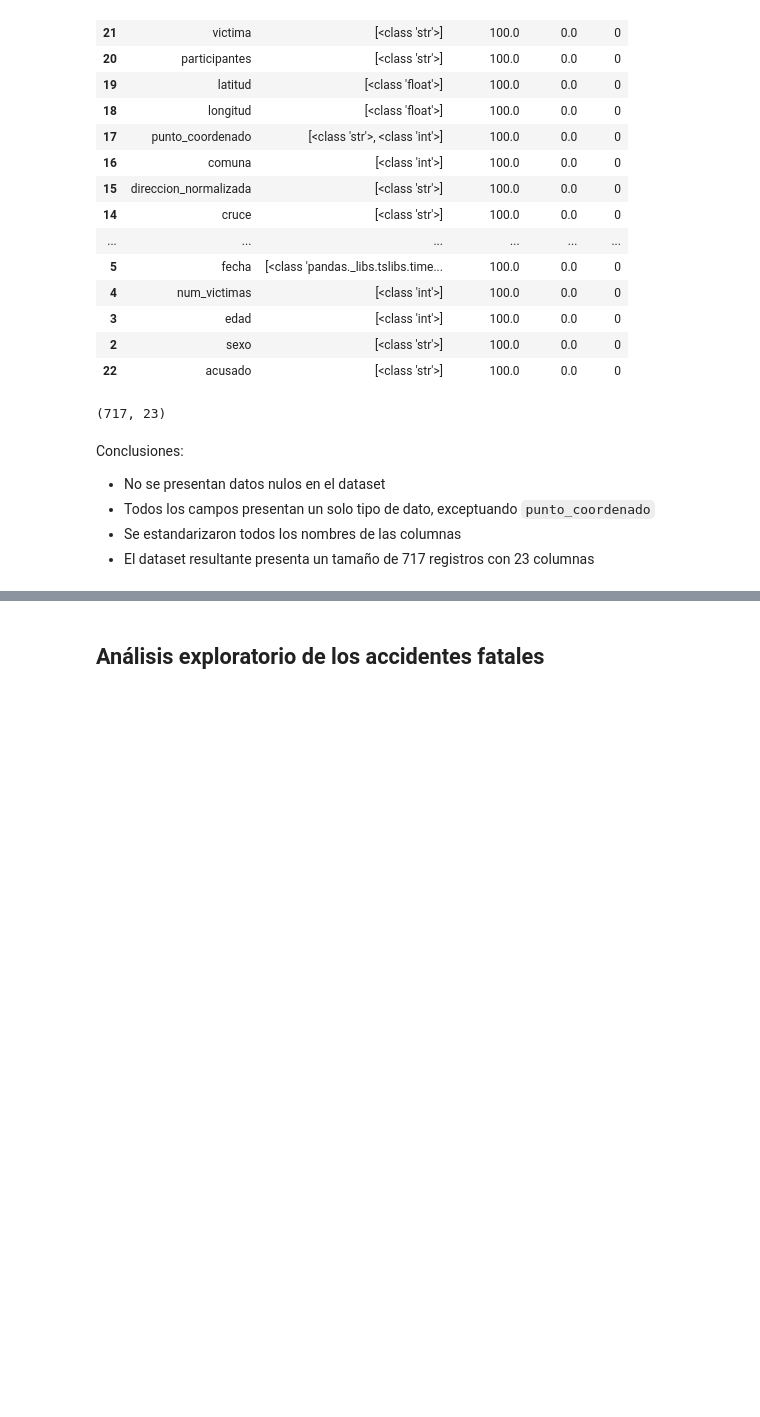
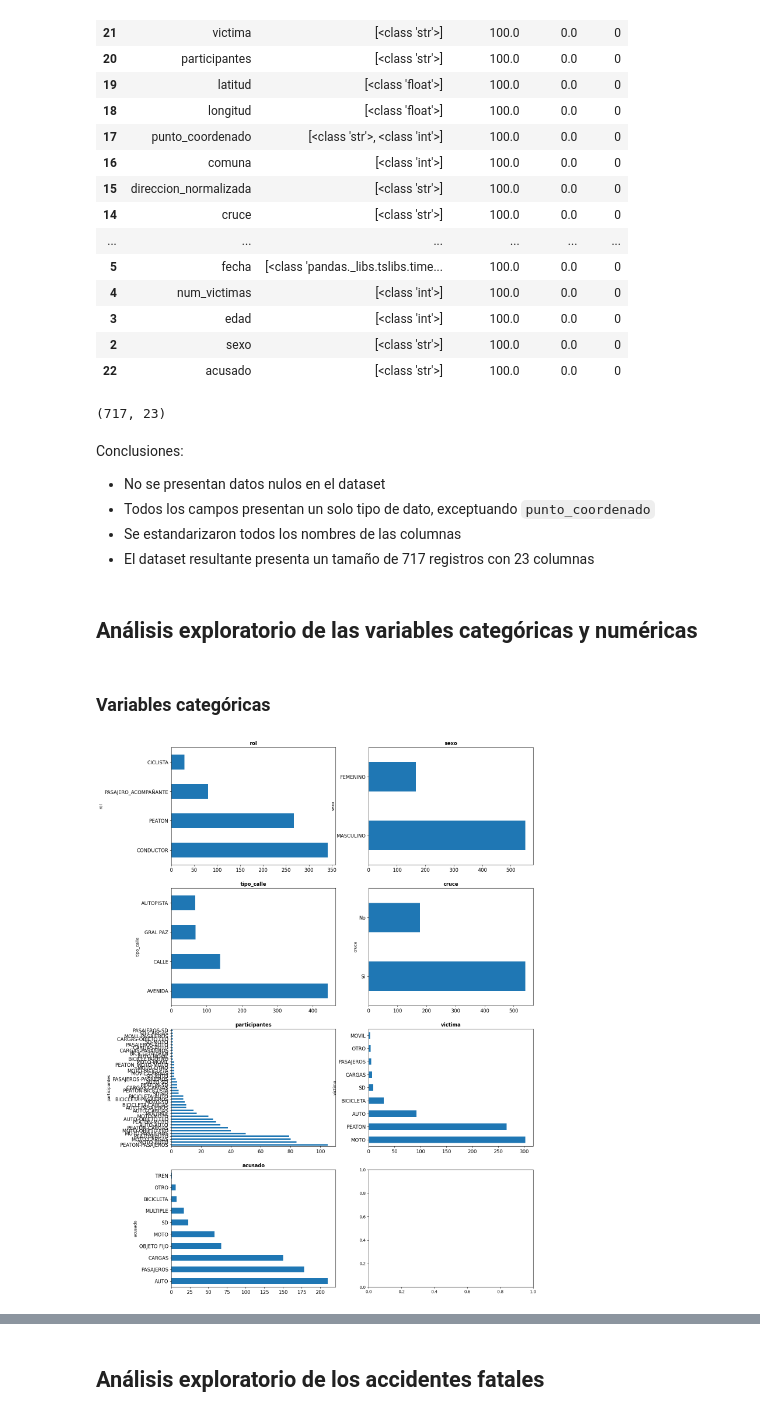
Before and after one commit to Ivan2125/Data-Analytics-Siniestros-Viales, a Jupyter notebook: 01-eda.ipynb, the cells around one changed output, grey strips where cells are left out. Drawn from its saved outputs; the diff is of its cells as text; code cells hidden in the pictures; blank space fills up the shorter version.

```diff
--- a/01-eda.ipynb
+++ b/01-eda.ipynb
@@ -743,3 +743,24 @@ Conclusiones:
 * Todos los campos presentan un solo tipo de dato, exceptuando `punto_coordenado`
 * Se estandarizaron todos los nombres de las columnas
 * El dataset resultante presenta un tamaño de 717 registros con 23 columnas
+# %% [markdown]
+## Análisis exploratorio de las variables categóricas y numéricas
+# %% [markdown]
+### Variables categóricas
+# %%
+utils.graficos_eda_categoricos(
+    homicidios.select_dtypes("O").drop(
+        [
+            "id",
+            "hora",
+            "franja_horaria",
+            "calle",
+            "direccion_normalizada",
+            "punto_coordenado",
+            "lugar",
+        ],
+        axis=1,
+    )  # Se seleccionan las columnas cuyo datatype es Object y se excluyen algunas columnas que mostrarían ruido debido a que tienen muchos valores únicos
+)
+# %% [output]
+[figure, added]
```
Also changed, not shown: parts of 10 cells of this notebook, 2 other files.
